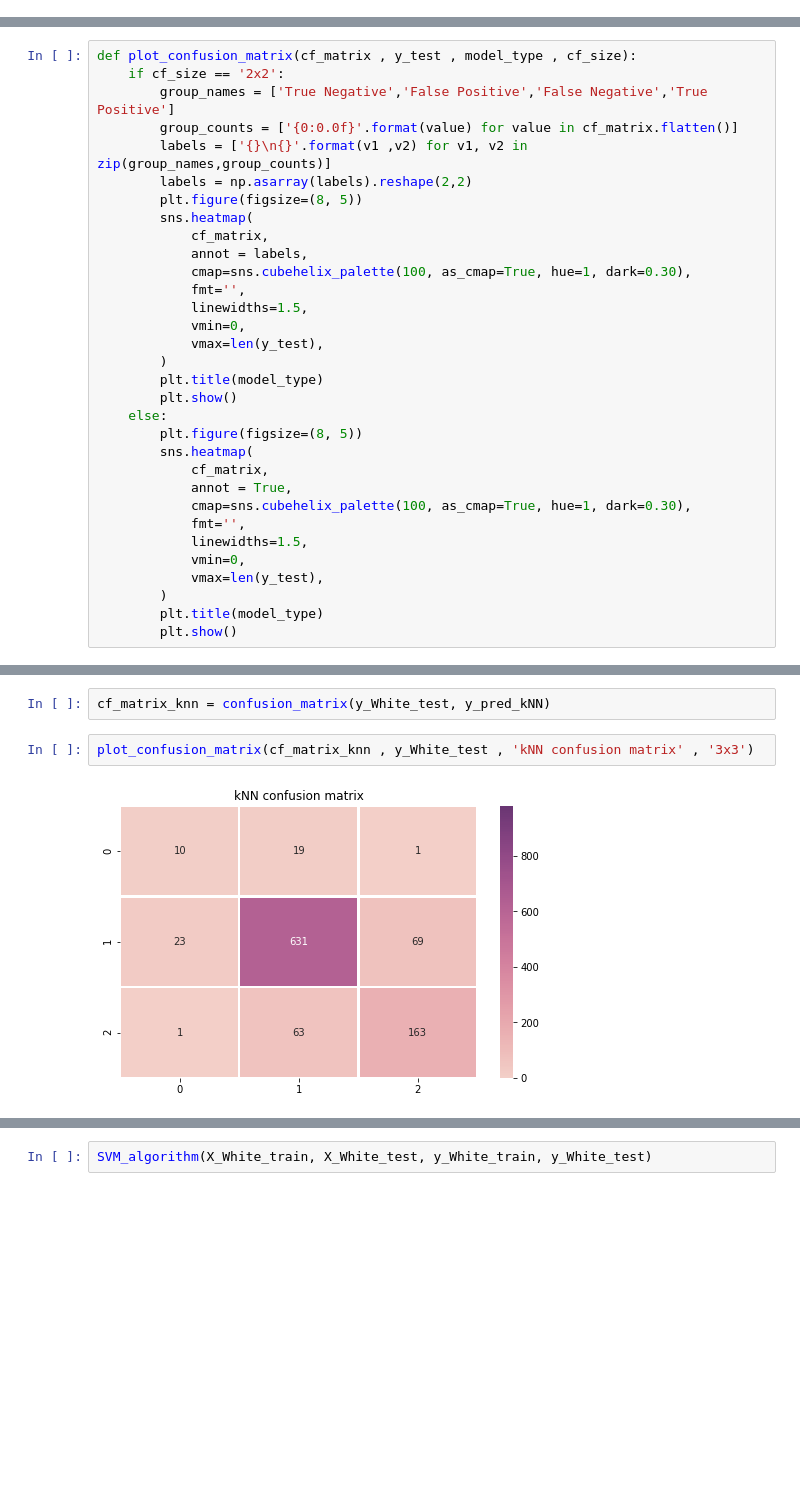
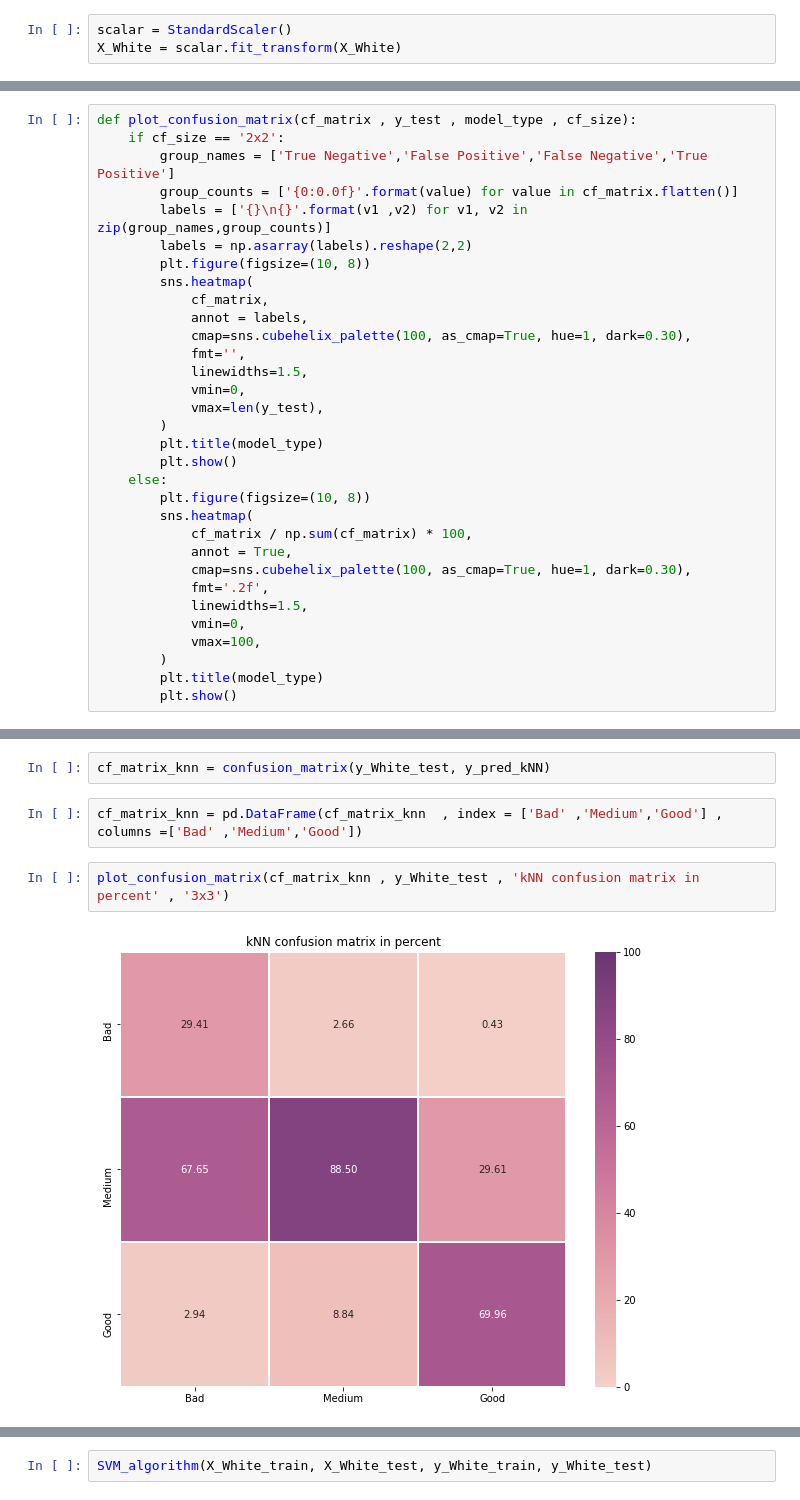
Before and after one commit to BahramJannesar/WineQualityMachineLearningAndDataAnalysis, a Jupyter notebook: Classification on wine quality ---> Red and White.ipynb, the cells around one changed output, grey strips where cells are left out. Saved outputs shown, nothing was run; the diff lists cells and outputs as text; blank space fills up the shorter version.

```diff
--- a/Classification on wine quality ---> Red and White.ipynb
+++ b/Classification on wine quality ---> Red and White.ipynb
@@ -30,5 +56,8 @@ for i in range(len(white)):
 # %%
 X_White = white.drop('quality', axis = 1).values
 y_White = white['quality'].values
+# %%
+scalar = StandardScaler()
+X_White = scalar.fit_transform(X_White)
 # %%
 X_White_train, X_White_test, y_White_train, y_White_test = train_test_split(X_White , y_White  , test_size = 0.2 , random_state = 42)
@@ -103,7 +135,7 @@ def plot_confusion_matrix(cf_matrix , y_test , model_type , cf_size):
         group_counts = ['{0:0.0f}'.format(value) for value in cf_matrix.flatten()]
         labels = ['{}\n{}'.format(v1 ,v2) for v1, v2 in zip(group_names,group_counts)]
         labels = np.asarray(labels).reshape(2,2)
-        plt.figure(figsize=(8, 5))
+        plt.figure(figsize=(10, 8))
         sns.heatmap(
             cf_matrix,
             annot = labels,
@@ -116,15 +148,15 @@ def plot_confusion_matrix(cf_matrix , y_test , model_type , cf_size):
         plt.title(model_type)
         plt.show()
     else:
-        plt.figure(figsize=(8, 5))
+        plt.figure(figsize=(10, 8))
         sns.heatmap(
-            cf_matrix,
+            cf_matrix / np.sum(cf_matrix) * 100,
             annot = True,
             cmap=sns.cubehelix_palette(100, as_cmap=True, hue=1, dark=0.30),
-            fmt='',
+            fmt='.2f',
             linewidths=1.5,
             vmin=0,
-            vmax=len(y_test),
+            vmax=100,
         )
         plt.title(model_type)
         plt.show()
@@ -186,7 +244,9 @@ weighted avg       0.82      0.82      0.82       980
 kNN algorithm acuracy is : 82.04 %
 # %%
 cf_matrix_knn = confusion_matrix(y_White_test, y_pred_kNN)
+# %%
+cf_matrix_knn = pd.DataFrame(cf_matrix_knn  , index = ['Bad' ,'Medium','Good'] , columns =['Bad' ,'Medium','Good'])
 # %%
-plot_confusion_matrix(cf_matrix_knn , y_White_test , 'kNN confusion matrix' , '3x3')
+plot_confusion_matrix(cf_matrix_knn , y_White_test , 'kNN confusion matrix in percent' , '3x3')
 # %% [output]
-[figure, old version]
+[figure, new version]
```
Also changed, not shown: parts of 28 cells of this notebook.
